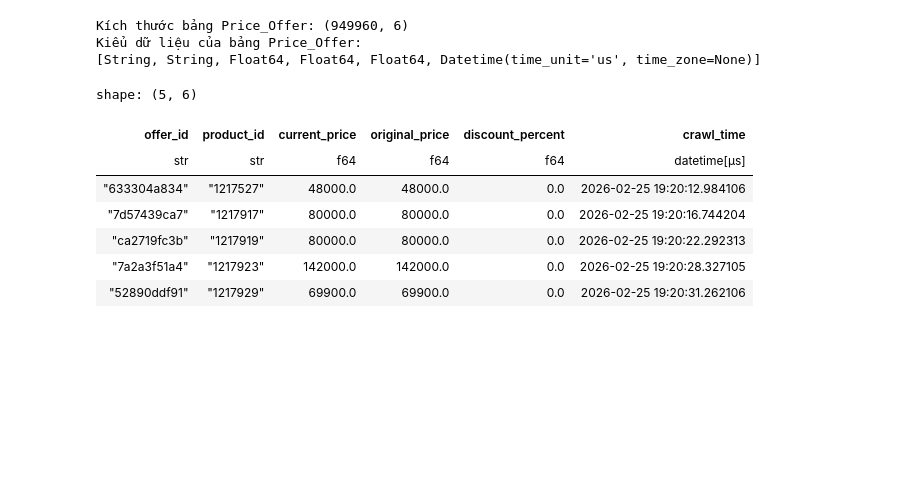
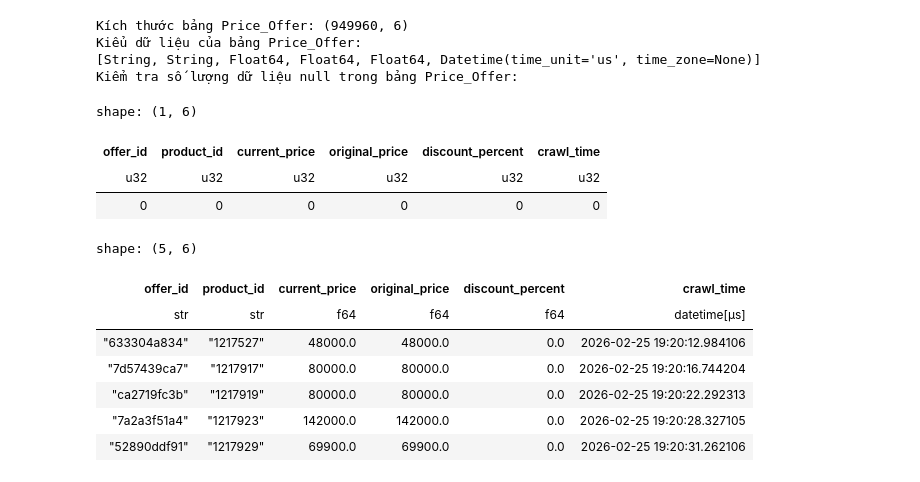
Before and after one commit to khoa26/ecommerce_analysis, a Jupyter notebook: notebooks/02_data_preprocessing.ipynb, the cells around one changed output. Drawn from its saved outputs; the diff is of its cells as text; code cells hidden in the pictures; blank space fills up the shorter version.

```diff
--- a/notebooks/02_data_preprocessing.ipynb
+++ b/notebooks/02_data_preprocessing.ipynb
@@ -109,19 +195,27 @@ shape: (10, 11)
 # %%
 print(f"Kích thước bảng Price_Offer: {df_price_offer.shape}")
 print(f"Kiểu dữ liệu của bảng Price_Offer:\n{df_price_offer.dtypes}")
+
+print("Kiểm tra số lượng dữ liệu null trong bảng Price_Offer:")
+display(df_price_offer.null_count())
 display(df_price_offer.head())
 # %% [output]
 Kích thước bảng Price_Offer: (949960, 6)
 Kiểu dữ liệu của bảng Price_Offer:
 [String, String, Float64, Float64, Float64, Datetime(time_unit='us', time_zone=None)]
+Kiểm tra số lượng dữ liệu null trong bảng Price_Offer:
-shape: (5, 6)
+shape: (1, 6)
 | offer_id | product_id | current_price | original_price | discount_percent | crawl_time |
-| str | str | f64 | f64 | f64 | datetime[μs] |
-| "633304a834" | "1217527" | 48000.0 | 48000.0 | 0.0 | 2026-02-25 19:20:12.984106 |
-| "7d57439ca7" | "1217917" | 80000.0 | 80000.0 | 0.0 | 2026-02-25 19:20:16.744204 |
-| "ca2719fc3b" | "1217919" | 80000.0 | 80000.0 | 0.0 | 2026-02-25 19:20:22.292313 |
-| "7a2a3f51a4" | "1217923" | 142000.0 | 142000.0 | 0.0 | 2026-02-25 19:20:28.327105 |
-| "52890ddf91" | "1217929" | 69900.0 | 69900.0 | 0.0 | 2026-02-25 19:20:31.262106 |
+| u32 | u32 | u32 | u32 | u32 | u32 |
+| 0 | 0 | 0 | 0 | 0 | 0 |
+shape: (5, 6)
+| offer_id | product_id | current_price | original_price | discount_percent | crawl_time |
+| str | str | f64 | f64 | f64 | datetime[μs] |
+| "633304a834" | "1217527" | 48000.0 | 48000.0 | 0.0 | 2026-02-25 19:20:12.984106 |
+| "7d57439ca7" | "1217917" | 80000.0 | 80000.0 | 0.0 | 2026-02-25 19:20:16.744204 |
+| "ca2719fc3b" | "1217919" | 80000.0 | 80000.0 | 0.0 | 2026-02-25 19:20:22.292313 |
+| "7a2a3f51a4" | "1217923" | 142000.0 | 142000.0 | 0.0 | 2026-02-25 19:20:28.327105 |
+| "52890ddf91" | "1217929" | 69900.0 | 69900.0 | 0.0 | 2026-02-25 19:20:31.262106 |
 # %%
 print(f"Kích thước bảng Review: {df_review.shape}")
 print(f"Kiểu dữ liệu của bảng Review:\n{df_review.dtypes}")
```
Also changed, not shown: parts of 14 cells of this notebook, 1 other file.
